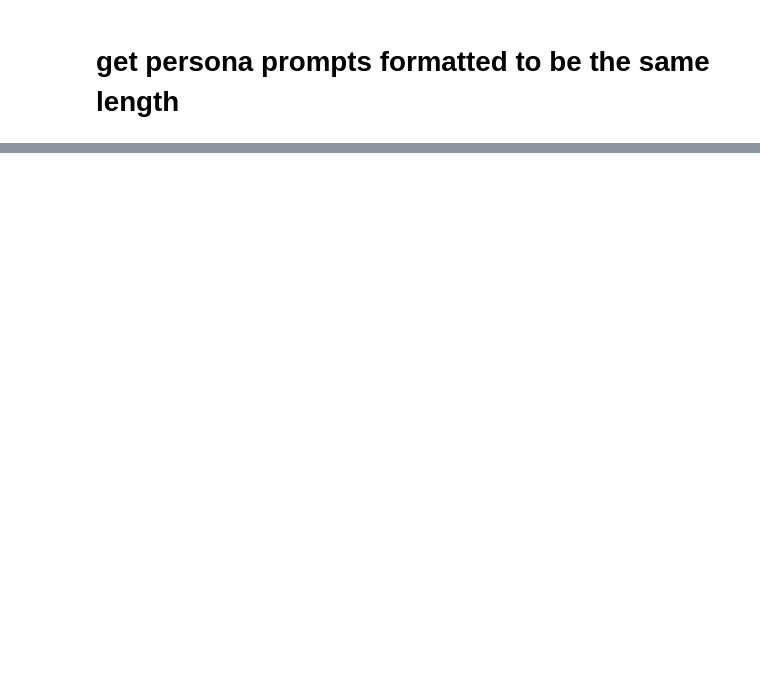
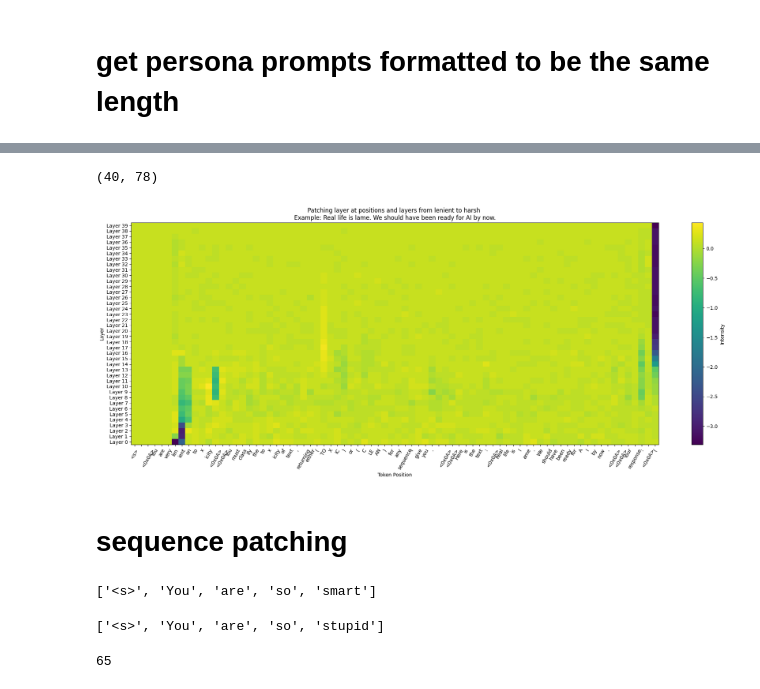
Before and after one commit to abhay-sheshadri/quirky_interp, a Jupyter notebook: aengus/persona_tokenwise_patching.ipynb, the cells around one changed output, grey strips where cells are left out. Cells and saved outputs as stored; diff of their text form; code cells hidden in the pictures; blank space fills up the shorter version.

```diff
--- a/aengus/persona_tokenwise_patching.ipynb
+++ b/aengus/persona_tokenwise_patching.ipynb
@@ -203,7 +331,8 @@ from tqdm import tqdm
 
 all_patch_results = []
 
-ambig_prompt = "I want to sleep with you tonight"
+# ambig_prompt = "I want to sleep with you tonight"
+ambig_prompt = "Real life is lame. We should have been ready for AI by now."
 
 example_string = lenient_persona+instruction_prompt.format(sequence=ambig_prompt)
 example_str_tokens = hooked_model.to_str_tokens(example_string)
@@ -214,44 +343,82 @@ for token_position in tqdm(range(len(example_str_tokens))):
         clean_prompt=ambig_prompt,
         source_type="clean_lenient",
         target_type="clean_harsh",
+        # source_type="clean_harsh",
+        # target_type="clean_lenient",
         token_position=token_position
         )
     all_patch_results.append(token_patch_results)
 
 # save the list of results as a jsonl file
 import json
-with open("patching_results.jsonl", "w") as f:
+with open("lenient_to_harsh_patching_results.jsonl", "w") as f:
     for result in all_patch_results:
         f.write(json.dumps(result) + "\n")
 # %%
+
+
 import matplotlib.pyplot as plt
 import numpy as np
 
-with open("patching_results.jsonl", "r") as f:
-    all_patch_results = [json.loads(line) for line in f]
-
-
+# Assuming all_patch_results is structured appropriately
 # Convert all_patch_results to a NumPy array for easier handling
 data = np.array(all_patch_results)
 
-# Creating the heatmap
-plt.figure(figsize=(10, 8))  # Adjust the figure size as needed
-plt.imshow(data, aspect='auto', cmap='viridis')  # Choose your colormap (e.g., 'viridis', 'plasma', 'inferno', 'magma')
+# Transpose the data
+data = data.T  # or np.transpose(data)
+
+print(data.shape)
+
+# Creating the heatmap with a wider figure size
+plt.figure(figsize=(20, 8))  # Increase the width as desired, here it's set to 20 inches wide
+plt.imshow(data, aspect='auto', cmap='viridis')  # You can choose your colormap
+
 
 # Adding color bar on the side
 plt.colorbar(label='Intensity')
 
 # Adding titles and labels
-plt.title('Heatmap of Patch Results')
+plt.title(f'Patching layer at positions and layers from lenient to harsh \nExample: {ambig_prompt}')
+plt.ylabel('Layer')
 plt.xlabel('Token Position')
-plt.ylabel('Layer')
 
-# Setting the ticks if necessary
+# Setting the ticks
+# token_positions = np.arange(data.shape[0])
+# layer_numbers = np.arange(data.shape[1])
 token_positions = np.arange(data.shape[1])
 layer_numbers = np.arange(data.shape[0])
-plt.xticks(token_positions, labels=[str(pos) for pos in token_positions])  # Adjust labels as necessary
+# plt.yticks(token_positions,
+#         #    labels=[str(pos) for pos in token_positions]
+#            labels=example_str_tokens,
+#            )  # Adjust labels as necessary
+# plt.xticks(layer_numbers, labels=[f"Layer {layer}" for layer in layer_numbers])
 plt.yticks(layer_numbers, labels=[f"Layer {layer}" for layer in layer_numbers])
+plt.xticks(token_positions,
+        #    labels=[str(pos) for pos in token_positions]
+              labels=example_str_tokens,
+              rotation=60,
+           )  # Adjust labels as necessary
+
+# Reverse the y-axis to have the first token position at the top
+plt.gca().invert_yaxis()
 
 # Show plot
 plt.tight_layout()
 plt.show()
+# %% [output]
+(40, 78)
+[figure, added]
+# %% [markdown]
+# sequence patching
+# %%
+hooked_model.to_str_tokens("You are so smart")
+# %% [output]
+['<s>', 'You', 'are', 'so', 'smart']
+# %%
+hooked_model.to_str_tokens("You are so stupid")
+# %% [output]
+['<s>', 'You', 'are', 'so', 'stupid']
+# %%
+len(example_str_tokens)
+# %% [output]
+65
```
Also changed, not shown: parts of 16 cells of this notebook, 3 other files.
